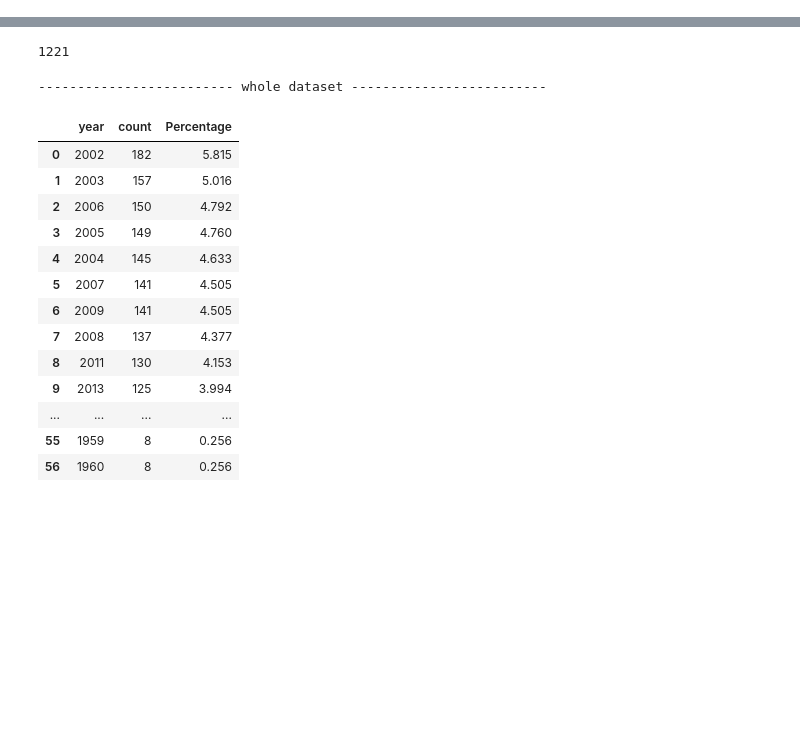
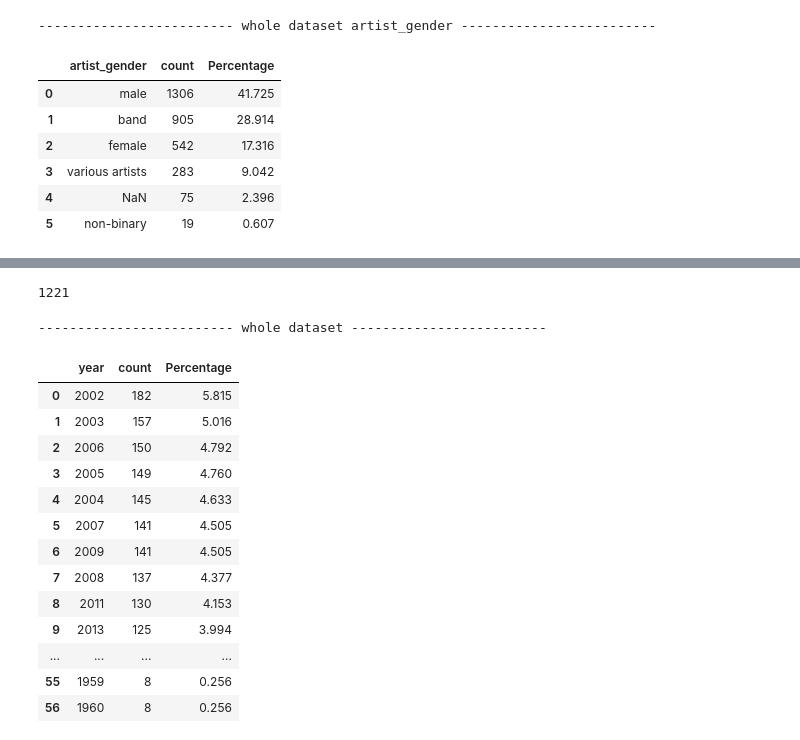
Before and after one commit to SAndrade2209/master_thesis, a Jupyter notebook: dataset_stats.ipynb, the cells around one changed output, grey strips where cells are left out. Drawn from its saved outputs; the diff is of its cells as text; code cells hidden in the pictures; blank space fills up the shorter version.

```diff
--- a/dataset_stats.ipynb
+++ b/dataset_stats.ipynb
@@ -97,3 +89,18 @@ def map_year_to_decade(year):
     return (year // 10) * 10
 
 df['decade'] = df['year'].apply(map_year_to_decade)
+# %%
+print("------------------------- whole dataset artist_gender -------------------------")
+artist_gender = df['artist_gender'].value_counts(dropna=False)
+artist_gender_df = artist_gender.reset_index()
+artist_gender_df['Percentage'] = round((artist_gender_df['count'] * 100) / len(df), 3)
+artist_gender_df[-50:] #1221
+# %% [output]
+------------------------- whole dataset artist_gender -------------------------
+|  | artist_gender | count | Percentage |
+| 0 | male | 1306 | 41.725 |
+| 1 | band | 905 | 28.914 |
+| 2 | female | 542 | 17.316 |
+| 3 | various artists | 283 | 9.042 |
+| 4 | NaN | 75 | 2.396 |
+| 5 | non-binary | 19 | 0.607 |
```
Also changed, not shown: parts of 4 cells of this notebook, 1 other file.
